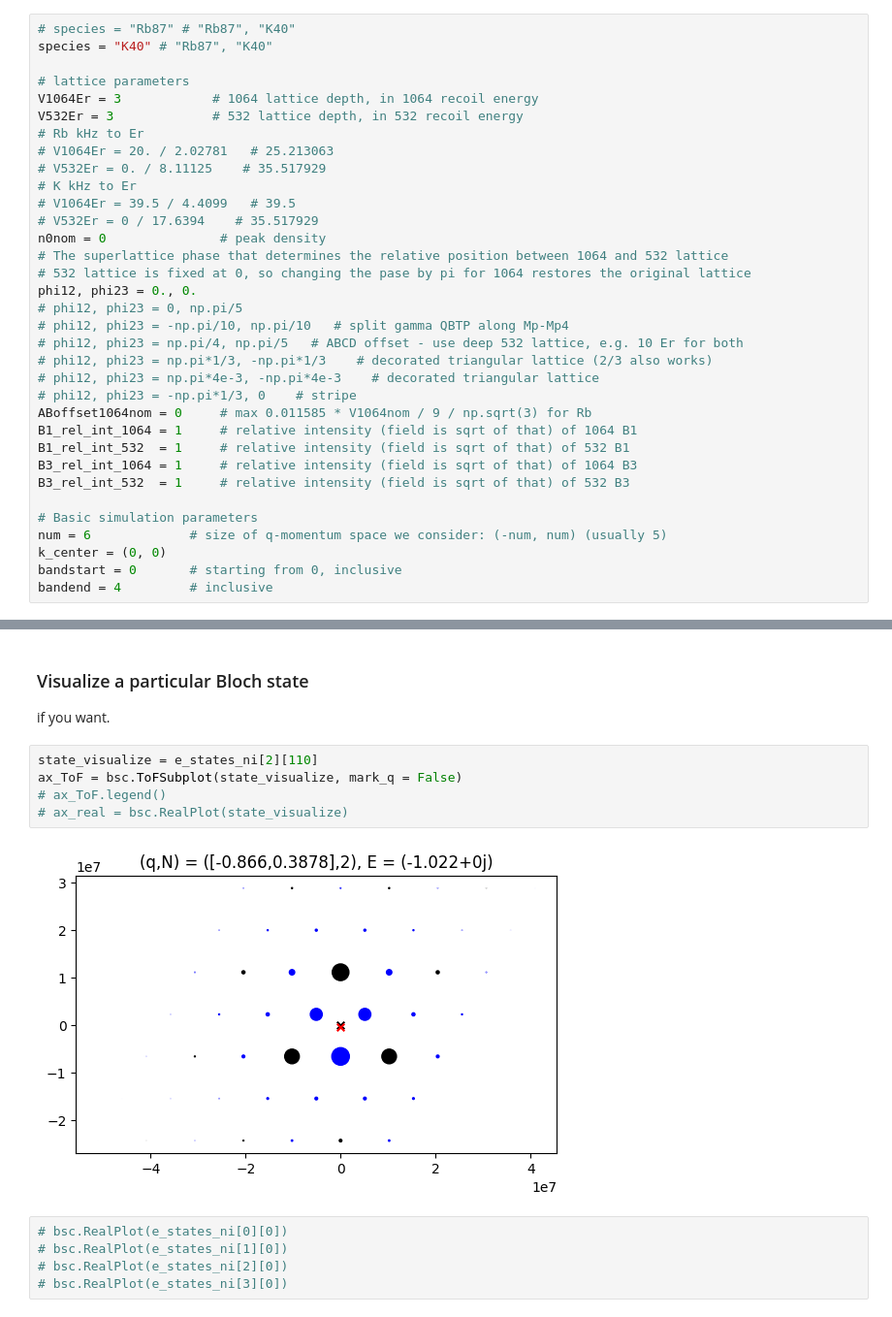
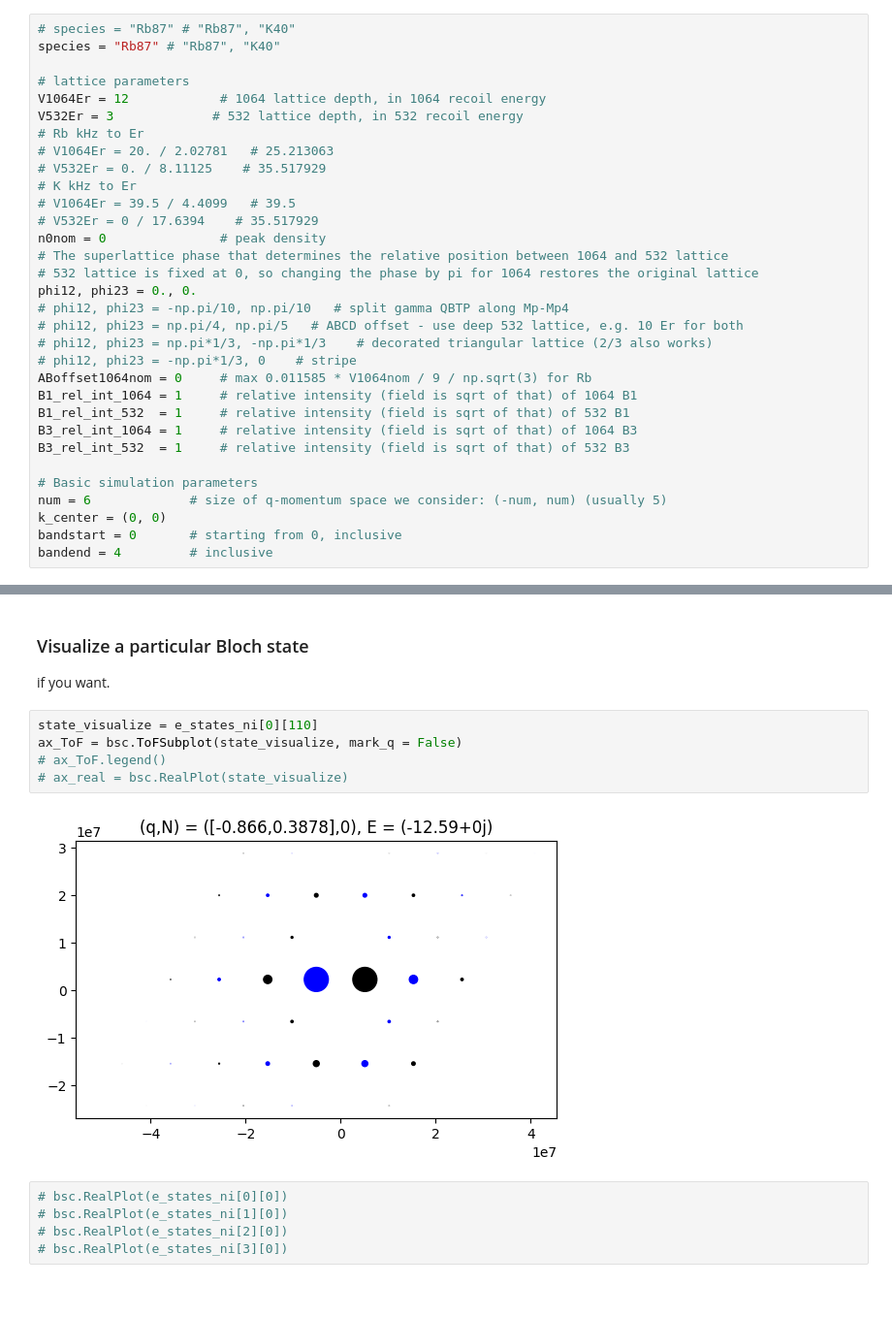
Before and after one commit to Shao-Wen-Chang/E9_constant, a Jupyter notebook: projects/general_plane_wave_expansion/band_structure.ipynb, the cells around one changed output, grey strips where cells are left out. Shown at 97% size. Saved outputs shown, nothing was run; the diff lists cells and outputs as text.

Commit message:
A few small changes for thesis and paper plots (I haven't commited for a long time, so some of the changes were probably done more than a month ago)

```diff
--- a/projects/general_plane_wave_expansion/band_structure.ipynb
+++ b/projects/general_plane_wave_expansion/band_structure.ipynb
@@ -35,10 +32,10 @@ Some functions might be less accurate.
 # Inputs
 # %%
 # species = "Rb87" # "Rb87", "K40"
-species = "K40" # "Rb87", "K40"
+species = "Rb87" # "Rb87", "K40"
 
 # lattice parameters
-V1064Er = 3            # 1064 lattice depth, in 1064 recoil energy
+V1064Er = 12            # 1064 lattice depth, in 1064 recoil energy
 V532Er = 3             # 532 lattice depth, in 532 recoil energy
 # Rb kHz to Er
 # V1064Er = 20. / 2.02781   # 25.213063
@@ -48,13 +45,11 @@ V532Er = 3             # 532 lattice depth, in 532 recoil energy
 # V532Er = 0 / 17.6394    # 35.517929
 n0nom = 0               # peak density
 # The superlattice phase that determines the relative position between 1064 and 532 lattice
-# 532 lattice is fixed at 0, so changing the pase by pi for 1064 restores the original lattice
+# 532 lattice is fixed at 0, so changing the phase by pi for 1064 restores the original lattice
 phi12, phi23 = 0., 0.
-# phi12, phi23 = 0, np.pi/5
 # phi12, phi23 = -np.pi/10, np.pi/10   # split gamma QBTP along Mp-Mp4
 # phi12, phi23 = np.pi/4, np.pi/5   # ABCD offset - use deep 532 lattice, e.g. 10 Er for both
 # phi12, phi23 = np.pi*1/3, -np.pi*1/3    # decorated triangular lattice (2/3 also works)
-# phi12, phi23 = np.pi*4e-3, -np.pi*4e-3    # decorated triangular lattice
 # phi12, phi23 = -np.pi*1/3, 0    # stripe
 ABoffset1064nom = 0     # max 0.011585 * V1064nom / 9 / np.sqrt(3) for Rb
 B1_rel_int_1064 = 1     # relative intensity (field is sqrt of that) of 1064 B1
@@ -391,12 +400,12 @@ plt.plot(mn00_ratio_band10)
 ### Visualize a particular Bloch state
 if you want.
 # %%
-state_visualize = e_states_ni[2][110]
+state_visualize = e_states_ni[0][110]
 ax_ToF = bsc.ToFSubplot(state_visualize, mark_q = False)
 # ax_ToF.legend()
 # ax_real = bsc.RealPlot(state_visualize)
 # %% [output]
-[figure, old version]
+[figure, new version]
 # %%
 # bsc.RealPlot(e_states_ni[0][0])
 # bsc.RealPlot(e_states_ni[1][0])
```
Also changed, not shown: parts of 9 cells of this notebook, 12 other files.
